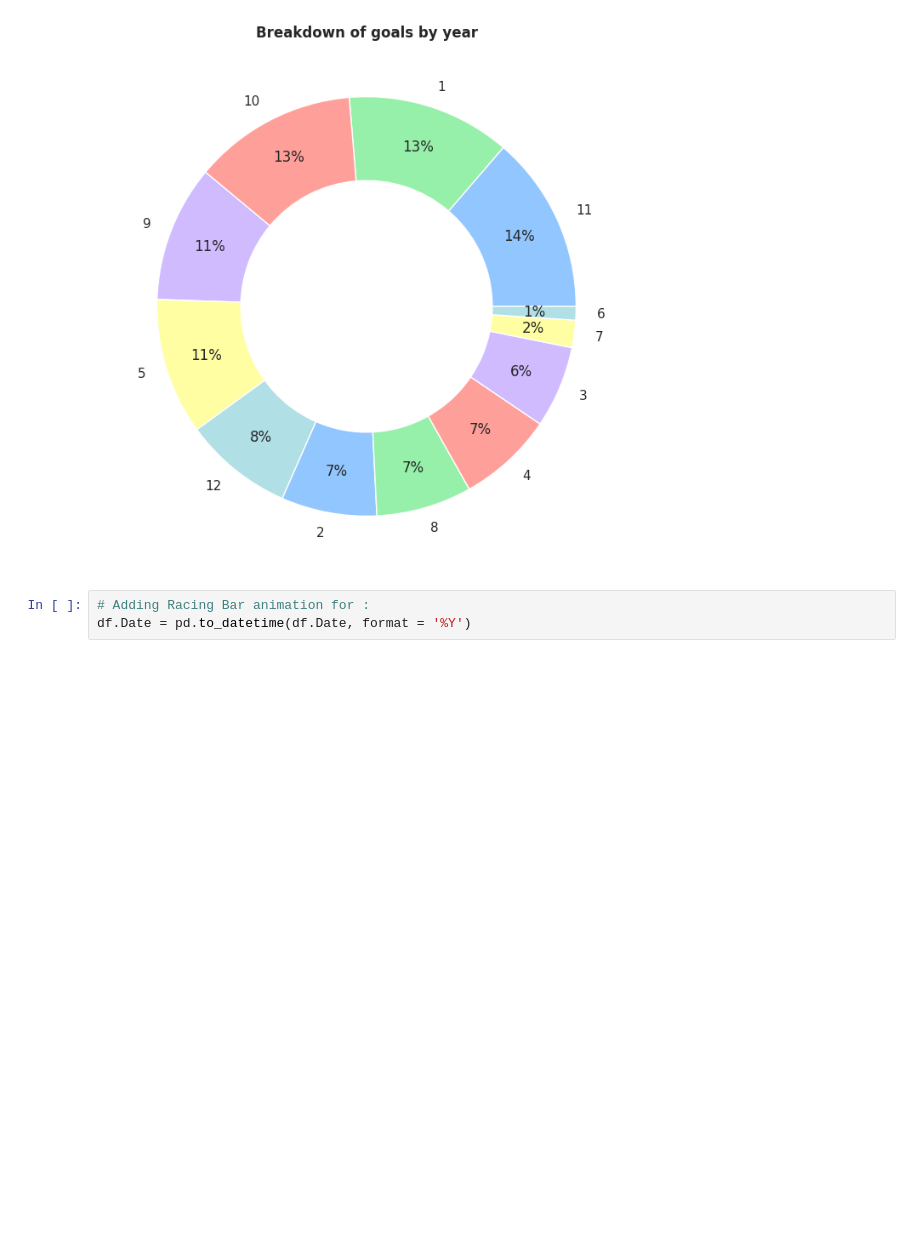
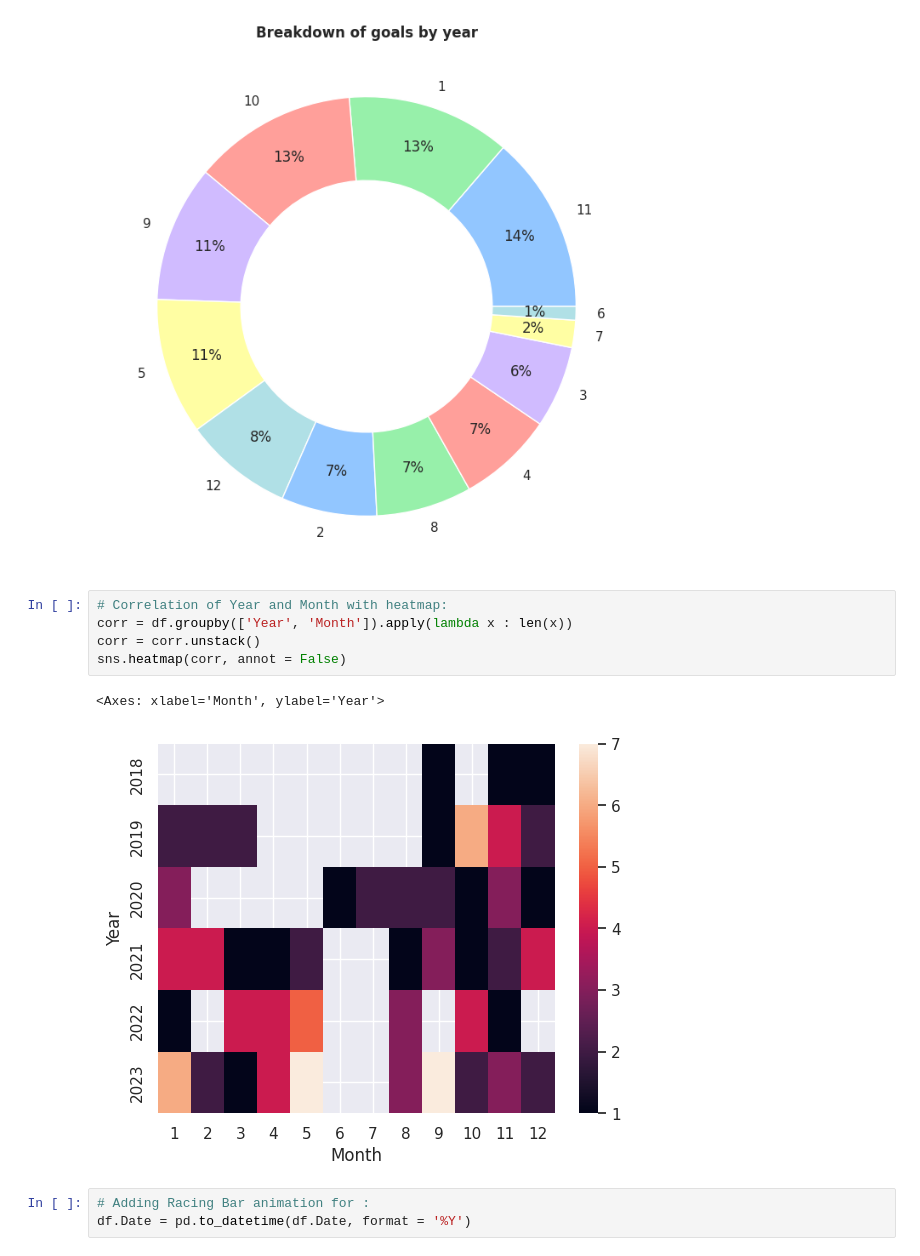
Before and after one commit to guilhermelaviola/GoalAnalysis, a Jupyter notebook: LautaroInterGoals.ipynb, the cells around one changed output. Drawn from its saved outputs; the diff is of its cells as text; blank space fills up the shorter version.

Commit message:
Added a Heatmap for correlating Year and Month.

```diff
--- a/LautaroInterGoals.ipynb
+++ b/LautaroInterGoals.ipynb
@@ -155,6 +155,14 @@ plt.title('Breakdown of goals by year', fontweight = 'bold')
 plt.show()
 # %% [output]
 [figure]
+# %%
+# Correlation of Year and Month with heatmap:
+corr = df.groupby(['Year', 'Month']).apply(lambda x : len(x))
+corr = corr.unstack()
+sns.heatmap(corr, annot = False)
+# %% [output]
+<Axes: xlabel='Month', ylabel='Year'>
+[figure, added]
 # %%
 # Adding Racing Bar animation for :
 df.Date = pd.to_datetime(df.Date, format = '%Y')
```
